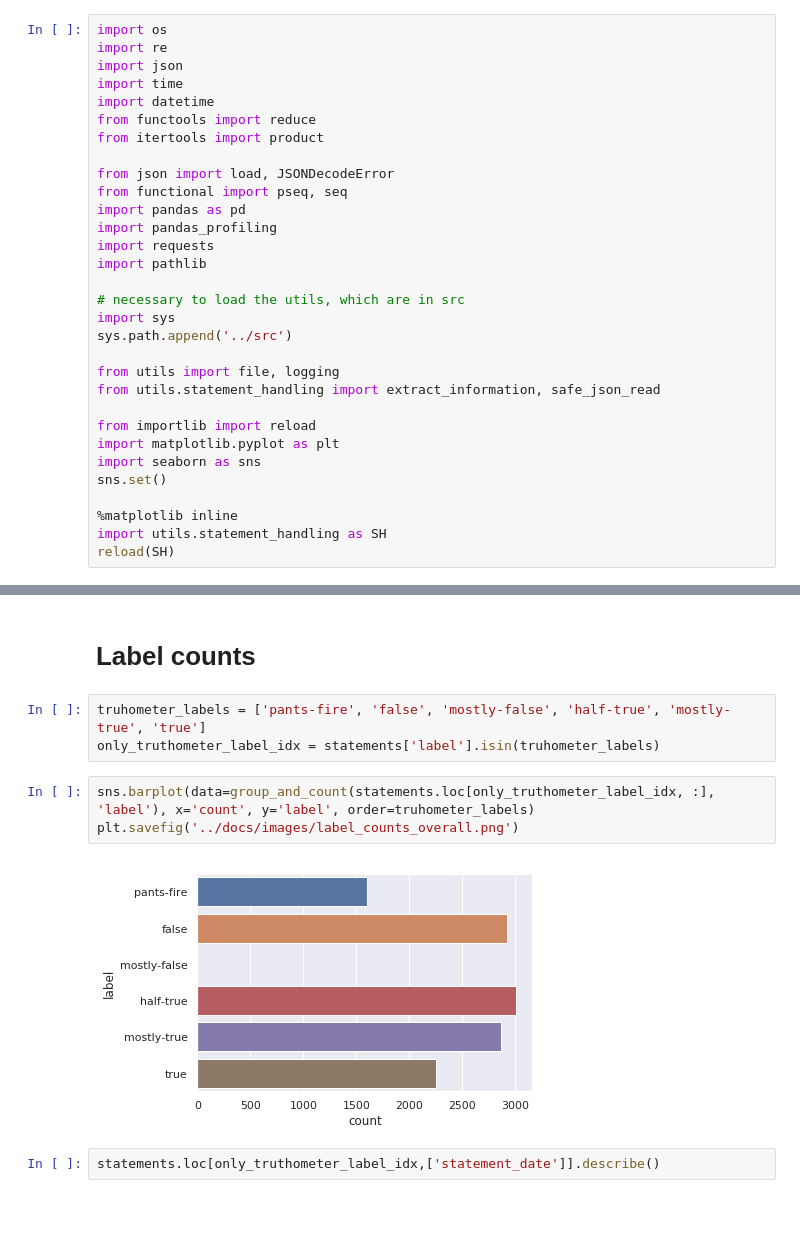
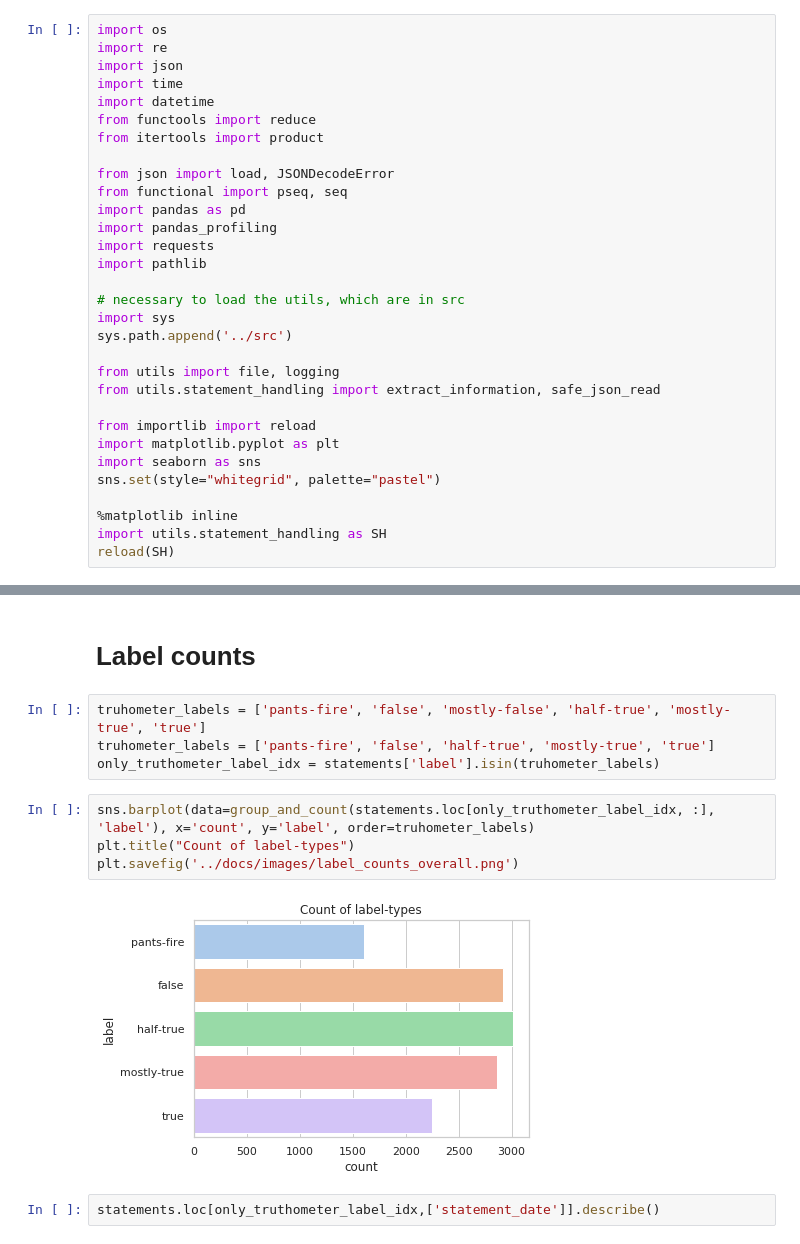
Before and after one commit to ExploringLies/lies-have-short-legs, a Jupyter notebook: notebooks/bias_estimation.ipynb, the cells around one changed output, grey strips where cells are left out. Drawn from its saved outputs; the diff is of its cells as text; blank space fills up the shorter version.

Commit message:
adapts images and adds titles to them

```diff
--- a/notebooks/bias_estimation.ipynb
+++ b/notebooks/bias_estimation.ipynb
@@ -40,7 +40,7 @@ from utils.statement_handling import extract_information, safe_json_read
 from importlib import reload
 import matplotlib.pyplot as plt
 import seaborn as sns
-sns.set()
+sns.set(style="whitegrid", palette="pastel")
 
 %matplotlib inline
 import utils.statement_handling as SH
@@ -88,12 +88,14 @@ statements.shape
 # Label counts
 # %%
 truhometer_labels = ['pants-fire', 'false', 'mostly-false', 'half-true', 'mostly-true', 'true']
+truhometer_labels = ['pants-fire', 'false', 'half-true', 'mostly-true', 'true']
 only_truthometer_label_idx = statements['label'].isin(truhometer_labels)
 # %%
 sns.barplot(data=group_and_count(statements.loc[only_truthometer_label_idx, :], 'label'), x='count', y='label', order=truhometer_labels)
+plt.title("Count of label-types")
 plt.savefig('../docs/images/label_counts_overall.png')
 # %% [output]
-[figure, old version]
+[figure, new version]
 # %%
 statements.loc[only_truthometer_label_idx,['statement_date']].describe()
 # %% [output]
```
Also changed, not shown: parts of 2 cells of this notebook, 4 other files.
